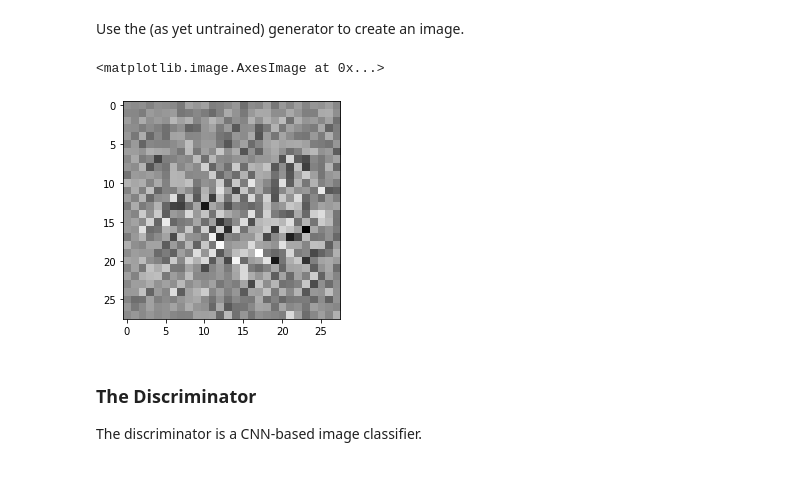
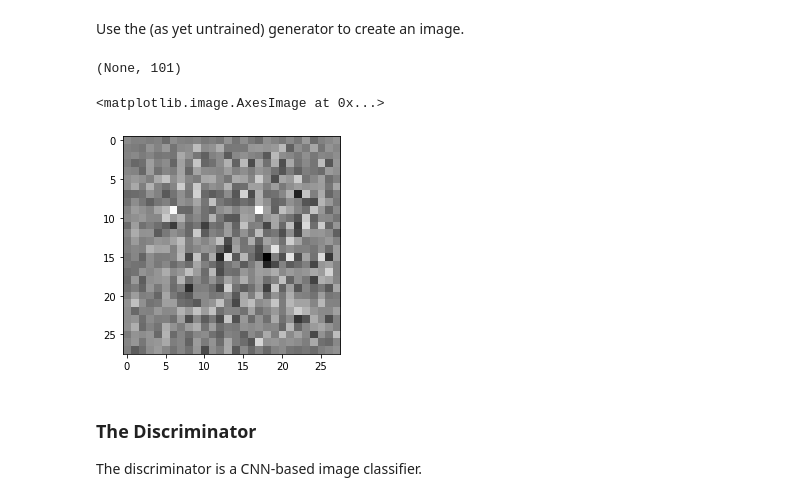
Before and after one commit to KoertS/precipitation-nowcasting-using-GANs, a Jupyter notebook: dcgan_MNIST/dcgan.ipynb, the cells around one changed output. Saved outputs shown, nothing was run; the diff lists cells and outputs as text; code cells hidden in the pictures.

Commit message:
Added condition input channel to the generator

```diff
--- a/dcgan_MNIST/dcgan.ipynb
+++ b/dcgan_MNIST/dcgan.ipynb
@@ -47,11 +47,17 @@ train_dataset = tf.data.Dataset.from_tensor_slices(train_images).shuffle(BUFFER_
 ## Create the models
 # %%
 def make_generator_model():
-    inputs = tf.keras.Input(shape=(100,))
+    input_noise = tf.keras.Input(shape=(100,))
+    input_label = tf.keras.Input(shape=(1,))
 
-    dense1 = layers.Dense(7*7*256, use_bias=False)(inputs)
+    concat = tf.concat((input_noise, input_label), axis=-1)
+    print(concat.shape)
+    assert tuple(concat.shape.as_list()) == (None, 100+1) # Note: None is the batch size
+
+    dense1 = layers.Dense(7*7*256, use_bias=False)(concat)
     dense1 = layers.BatchNormalization()(dense1)
     dense1 = layers.LeakyReLU()(dense1)
+
 
     reshape = layers.Reshape((7, 7, 256))(dense1)
     assert tuple(reshape.shape.as_list()) == (None, 7, 7, 256) # Note: None is the batch size
@@ -69,20 +75,24 @@ def make_generator_model():
     outputs = layers.Conv2DTranspose(1, (5, 5), strides=(2, 2), padding='same', use_bias=False, activation='tanh')(convT2)
     assert tuple(outputs.shape.as_list()) == (None, 28, 28, 1)
 
-    model = tf.keras.Model(inputs=inputs, outputs=outputs, name="Generator")
+    model = tf.keras.Model(inputs=[input_noise,input_label], outputs=outputs, name="Generator")
     return model
 # %% [markdown]
 Use the (as yet untrained) generator to create an image.
 # %%
 generator = make_generator_model()
 
 noise = tf.random.normal([1, 100])
-generated_image = generator(noise, training=False)
+label = tf.random.uniform([1, 1],minval=0,maxval=10,dtype=tf.dtypes.int32)
+
+generated_image = generator([noise, label], training=False)
+
 
 plt.imshow(generated_image[0, :, :, 0], cmap='gray')
 # %% [output]
-<matplotlib.image.AxesImage at 0x...>
+(None, 101)
+<matplotlib.image.AxesImage at 0x...>
-[figure, old version]
+[figure, new version]
 # %% [markdown]
 ### The Discriminator
 
```
